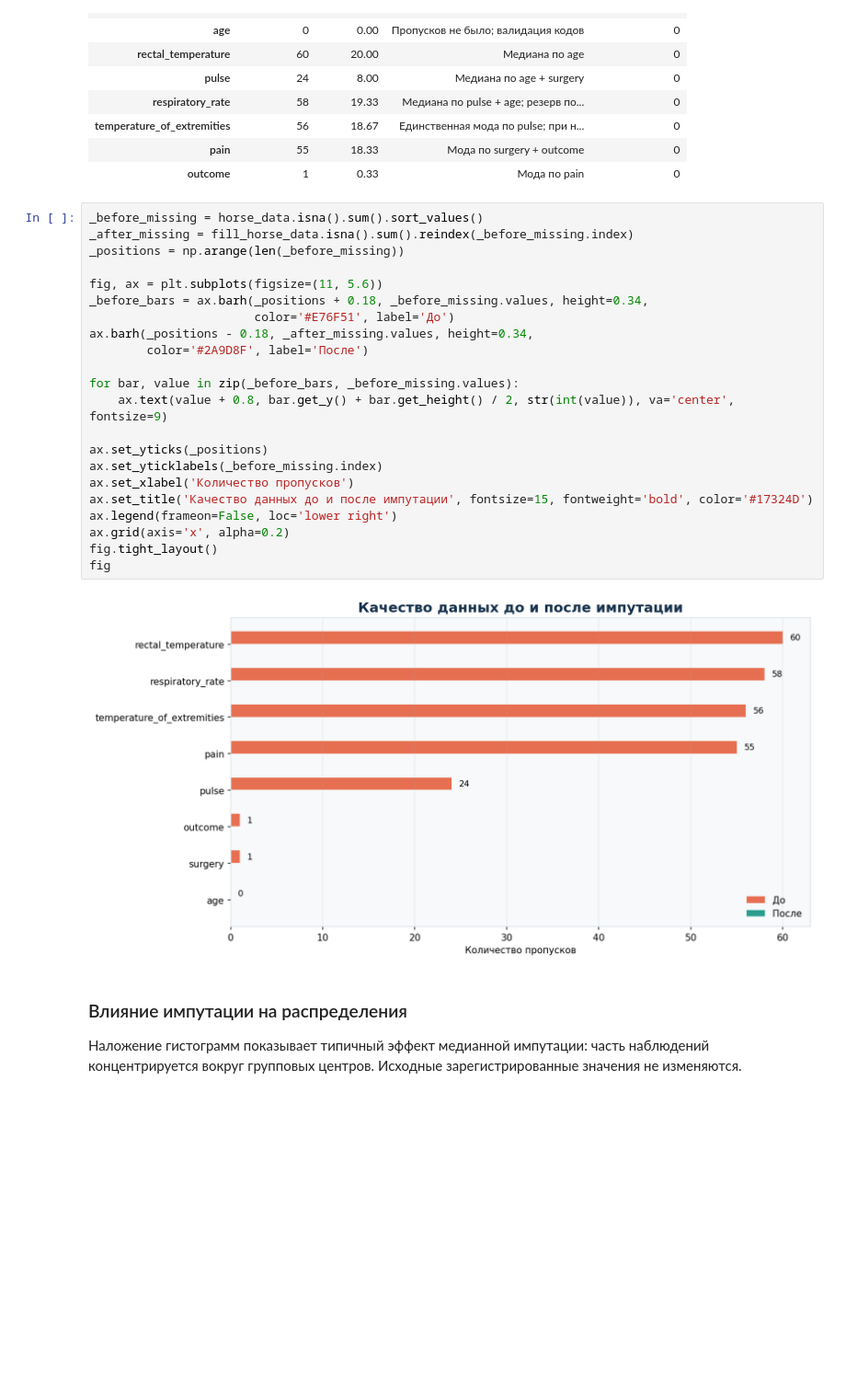
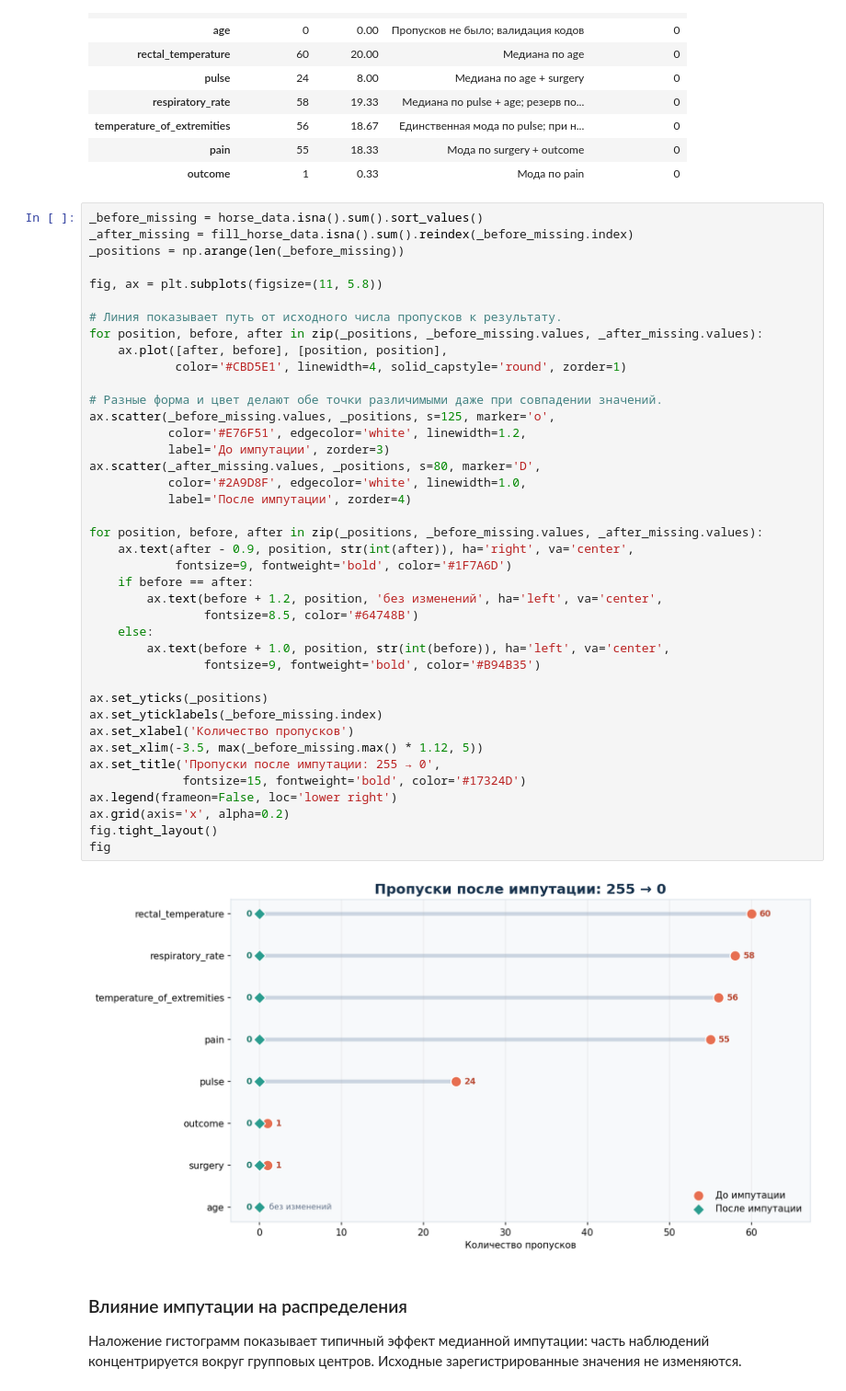
Before and after one commit to MrChrono/data-analytics-portfolio, a Jupyter notebook: horse-colic-eda/horse_colic_eda_portfolio.ipynb, the cells around one changed output. Shown at 92% size. Cells and saved outputs as stored; diff of their text form; blank space fills up the shorter version.

Commit message:
Fix Horse Colic before-after chart

```diff
--- a/horse-colic-eda/horse_colic_eda_portfolio.ipynb
+++ b/horse-colic-eda/horse_colic_eda_portfolio.ipynb
@@ -1632,27 +1632,45 @@ imputation_audit
 # %%
 _before_missing = horse_data.isna().sum().sort_values()
 _after_missing = fill_horse_data.isna().sum().reindex(_before_missing.index)
 _positions = np.arange(len(_before_missing))
 
-fig, ax = plt.subplots(figsize=(11, 5.6))
-_before_bars = ax.barh(_positions + 0.18, _before_missing.values, height=0.34,
-                       color='#E76F51', label='До')
-ax.barh(_positions - 0.18, _after_missing.values, height=0.34,
-        color='#2A9D8F', label='После')
+fig, ax = plt.subplots(figsize=(11, 5.8))
 
-for bar, value in zip(_before_bars, _before_missing.values):
-    ax.text(value + 0.8, bar.get_y() + bar.get_height() / 2, str(int(value)), va='center', fontsize=9)
+# Линия показывает путь от исходного числа пропусков к результату.
+for position, before, after in zip(_positions, _before_missing.values, _after_missing.values):
+    ax.plot([after, before], [position, position],
+            color='#CBD5E1', linewidth=4, solid_capstyle='round', zorder=1)
+
+# Разные форма и цвет делают обе точки различимыми даже при совпадении значений.
+ax.scatter(_before_missing.values, _positions, s=125, marker='o',
+           color='#E76F51', edgecolor='white', linewidth=1.2,
+           label='До импутации', zorder=3)
+ax.scatter(_after_missing.values, _positions, s=80, marker='D',
+           color='#2A9D8F', edgecolor='white', linewidth=1.0,
+           label='После импутации', zorder=4)
+
+for position, before, after in zip(_positions, _before_missing.values, _after_missing.values):
+    ax.text(after - 0.9, position, str(int(after)), ha='right', va='center',
+            fontsize=9, fontweight='bold', color='#1F7A6D')
+    if before == after:
+        ax.text(before + 1.2, position, 'без изменений', ha='left', va='center',
+                fontsize=8.5, color='#64748B')
+    else:
+        ax.text(before + 1.0, position, str(int(before)), ha='left', va='center',
+                fontsize=9, fontweight='bold', color='#B94B35')
 
 ax.set_yticks(_positions)
 ax.set_yticklabels(_before_missing.index)
 ax.set_xlabel('Количество пропусков')
-ax.set_title('Качество данных до и после импутации', fontsize=15, fontweight='bold', color='#17324D')
+ax.set_xlim(-3.5, max(_before_missing.max() * 1.12, 5))
+ax.set_title('Пропуски после импутации: 255 → 0',
+             fontsize=15, fontweight='bold', color='#17324D')
 ax.legend(frameon=False, loc='lower right')
 ax.grid(axis='x', alpha=0.2)
 fig.tight_layout()
 fig
 # %% [output]
-[figure, old version]
+[figure, new version]
 # %% [markdown]
 ### Влияние импутации на распределения
 
```
Also changed, not shown: 2 other files.
